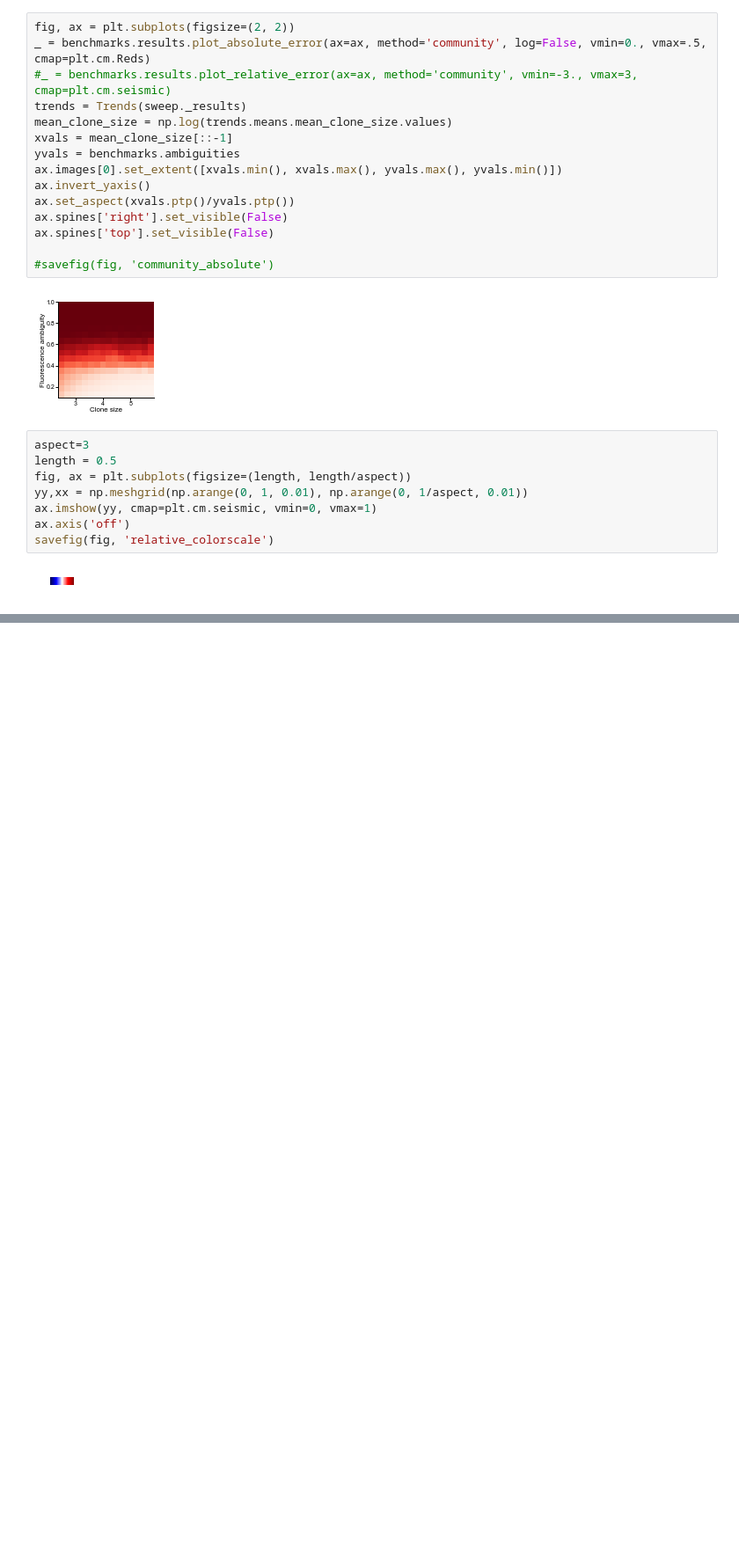
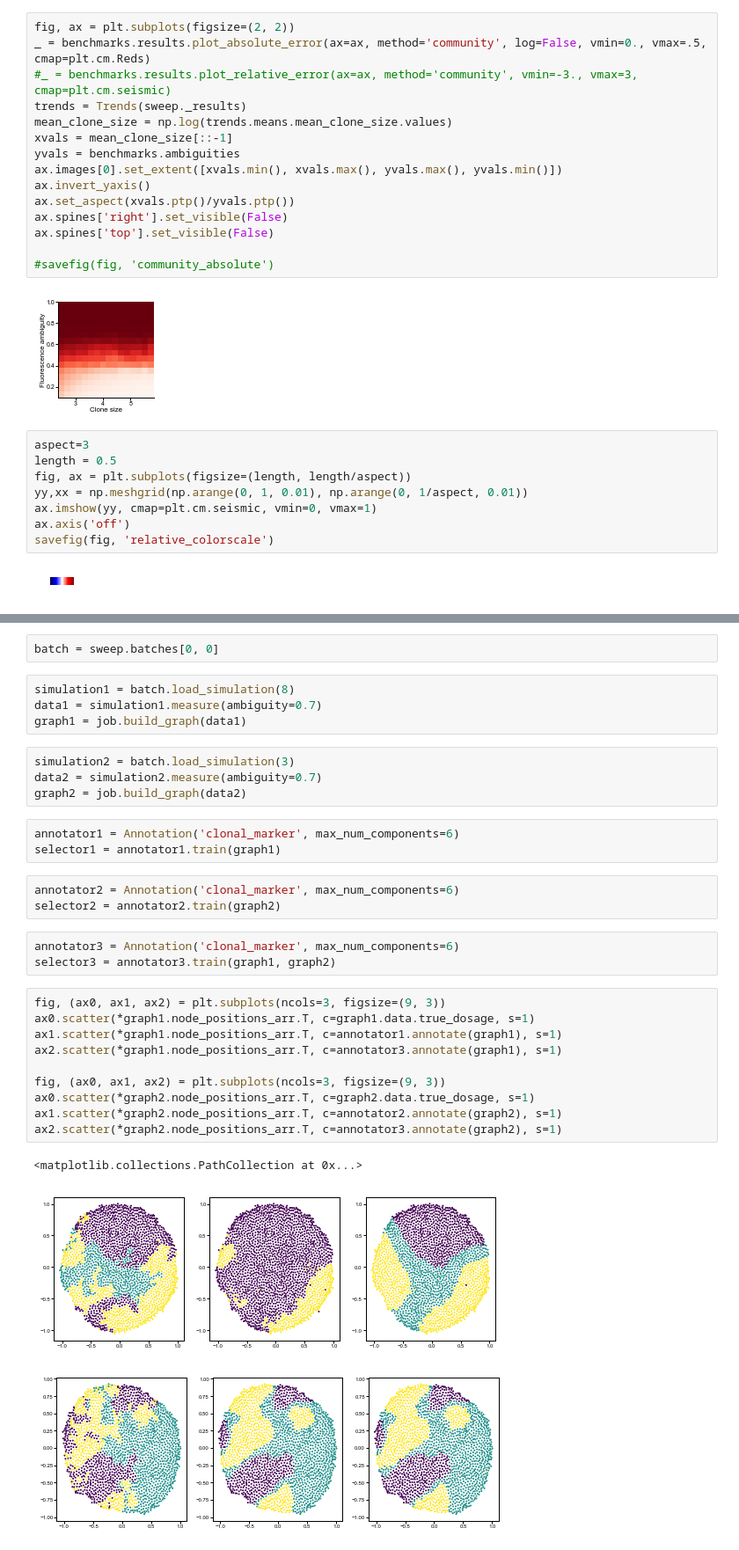
Before and after one commit to sbernasek/flyqma, a Jupyter notebook: notebooks/figures/figure_4.ipynb, the cells around one changed output, grey strips where cells are left out. Shown at 88% size. Saved outputs shown, nothing was run; the diff lists cells and outputs as text; blank space fills up the shorter version.

Commit message:
added local training option

```diff
--- a/notebooks/figures/figure_4.ipynb
+++ b/notebooks/figures/figure_4.ipynb
@@ -419,0 +550,33 @@ savefig(fig, 'relative_colorscale')
+# %%
+batch = sweep.batches[0, 0]
+# %%
+simulation1 = batch.load_simulation(8)
+data1 = simulation1.measure(ambiguity=0.7)
+graph1 = job.build_graph(data1)
+# %%
+simulation2 = batch.load_simulation(3)
+data2 = simulation2.measure(ambiguity=0.7)
+graph2 = job.build_graph(data2)
+# %%
+annotator1 = Annotation('clonal_marker', max_num_components=6)
+selector1 = annotator1.train(graph1)
+# %%
+annotator2 = Annotation('clonal_marker', max_num_components=6)
+selector2 = annotator2.train(graph2)
+# %%
+annotator3 = Annotation('clonal_marker', max_num_components=6)
+selector3 = annotator3.train(graph1, graph2)
+# %%
+fig, (ax0, ax1, ax2) = plt.subplots(ncols=3, figsize=(9, 3))
+ax0.scatter(*graph1.node_positions_arr.T, c=graph1.data.true_dosage, s=1)
+ax1.scatter(*graph1.node_positions_arr.T, c=annotator1.annotate(graph1), s=1)
+ax2.scatter(*graph1.node_positions_arr.T, c=annotator3.annotate(graph1), s=1)
+
+fig, (ax0, ax1, ax2) = plt.subplots(ncols=3, figsize=(9, 3))
+ax0.scatter(*graph2.node_positions_arr.T, c=graph2.data.true_dosage, s=1)
+ax1.scatter(*graph2.node_positions_arr.T, c=annotator2.annotate(graph2), s=1)
+ax2.scatter(*graph2.node_positions_arr.T, c=annotator3.annotate(graph2), s=1)
+# %% [output]
+<matplotlib.collections.PathCollection at 0x...>
+[figure, added]
+[figure, added]
```
Also changed, not shown: parts of 29 cells of this notebook, 9 other files.
